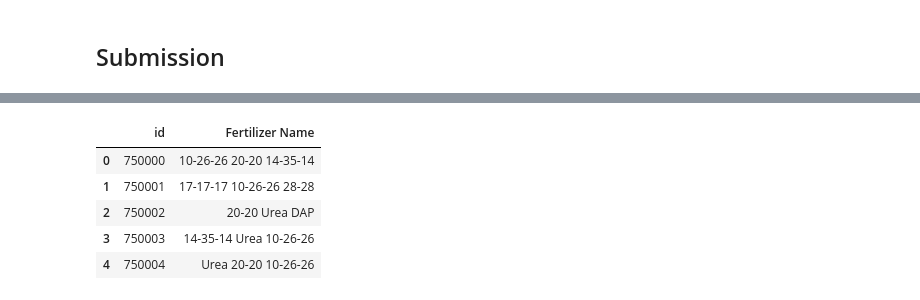
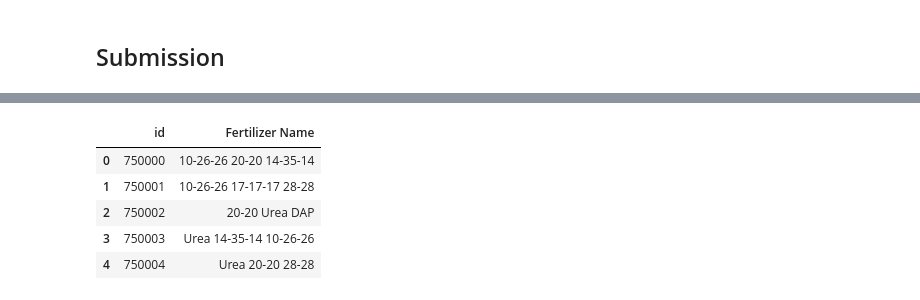
Before and after one commit to Richardhhhg/Kaggle, a Jupyter notebook: fertilizers-xgb-ensemble.ipynb, the cells around one changed output, grey strips where cells are left out. Saved outputs shown, nothing was run; the diff lists cells and outputs as text; code cells hidden in the pictures.

Commit message:
Kaggle Notebook | Fertilizers | XGB Ensemble | Version 16

```diff
--- a/fertilizers-xgb-ensemble.ipynb
+++ b/fertilizers-xgb-ensemble.ipynb
@@ -214,3 +216,12 @@ score = mapk(y_val, meta_val_preds)
 print(f"Logistic Regression Meta Model Val Score: {score}")
 # %% [output]
 Logistic Regression Meta Model Val Score: 0.3790577777777219
+# %%
+# With Tuned Regularization
+lr_meta_model = LogisticRegression(max_iter=1000, penalty='l2', C=10.0, random_state=SEED)
+lr_meta_model.fit(oof_train, y_train)
+meta_val_preds = lr_meta_model.predict_proba(val_preds)
+meta_val_preds = np.argsort(meta_val_preds, axis=1)[:, -3:][:, ::-1]
+meta_val_preds = [[le.classes_[j] for j in row] for row in meta_val_preds]
+score = mapk(y_val, meta_val_preds)
+print(f"Logistic Regression Meta Model Val Score: {score}")
@@ -267,10 +274,0 @@ LGB Meta Model Val Score: 0.3791533333332778
-# %%
-xgb_meta_model = XGBClassifier(
-    device='cuda'
-)
-xgb_meta_model.fit(oof_train, y_train)
-meta_val_preds = xgb_meta_model.predict_proba(val_preds)
-meta_val_preds = np.argsort(meta_val_preds, axis=1)[:, -3:][:, ::-1]
-meta_val_preds = [[le.classes_[j] for j in row] for row in meta_val_preds]
-score = mapk(y_val, meta_val_preds)
-print(f"XGB Meta Model Val Score: {score}")
@@ -457,32 +418,19 @@ for i in range(N_MODELS):
 # %%
-# # Meta Model Test Predictions for Neural Network
-# test_preds_tensor = torch.tensor(test_preds, dtype=torch.float32).to(device)
-# logits = meta_model(test_preds_tensor)
-# y_test_pred = torch.softmax(logits, dim=1)
-# y_test_pred = y_test_pred.cpu().detach().numpy()
-# y_test_pred = np.argsort(y_test_pred, axis=1)[:, -3:][:, ::-1]
-# y_test_pred = [[le.classes_[j] for j in row] for row in y_test_pred]
-# y_test_pred = [' '.join(row) for row in y_test_pred]
+y_test_pred = lr_meta_model.predict_proba(test_preds)
+y_test_pred = bonus_meta_model.predict_proba(y_test_pred)
 
-# submission = pd.read_csv("/kaggle/input/playground-series-s5e6/sample_submission.csv")
-# submission['Fertilizer Name'] = y_test_pred
-# submission.to_csv('submission.csv', index=False)
-# submission.head()
+y_test_pred = np.argsort(y_test_pred, axis=1)[:, -3:][:, ::-1]
+y_test_pred = [[le.classes_[j] for j in row] for row in y_test_pred]
+y_test_pred = [' '.join(row) for row in y_test_pred]
+
+submission = pd.read_csv("/kaggle/input/playground-series-s5e6/sample_submission.csv")
+submission['Fertilizer Name'] = y_test_pred
+submission.to_csv('submission.csv', index=False)
+submission.head()
+# %% [output]
+|  | id | Fertilizer Name |
+| 0 | 750000 | 10-26-26 20-20 14-35-14 |
+| 1 | 750001 | 10-26-26 17-17-17 28-28 |
+| 2 | 750002 | 20-20 Urea DAP |
+| 3 | 750003 | Urea 14-35-14 10-26-26 |
+| 4 | 750004 | Urea 20-20 28-28 |
-# %%
-# For anything that isn't the neural network
-y_test_pred = lr_meta_model.predict_proba(test_preds)
-y_test_pred = np.argsort(y_test_pred, axis=1)[:, -3:][:, ::-1]
-y_test_pred = [[le.classes_[j] for j in row] for row in y_test_pred]
-y_test_pred = [' '.join(row) for row in y_test_pred]
-
-submission = pd.read_csv("/kaggle/input/playground-series-s5e6/sample_submission.csv")
-submission['Fertilizer Name'] = y_test_pred
-submission.to_csv('submission.csv', index=False)
-submission.head()
-# %% [output]
-|  | id | Fertilizer Name |
-| 0 | 750000 | 10-26-26 20-20 14-35-14 |
-| 1 | 750001 | 17-17-17 10-26-26 28-28 |
-| 2 | 750002 | 20-20 Urea DAP |
-| 3 | 750003 | 14-35-14 Urea 10-26-26 |
-| 4 | 750004 | Urea 20-20 10-26-26 |
```
Also changed, not shown: parts of 19 cells of this notebook.
